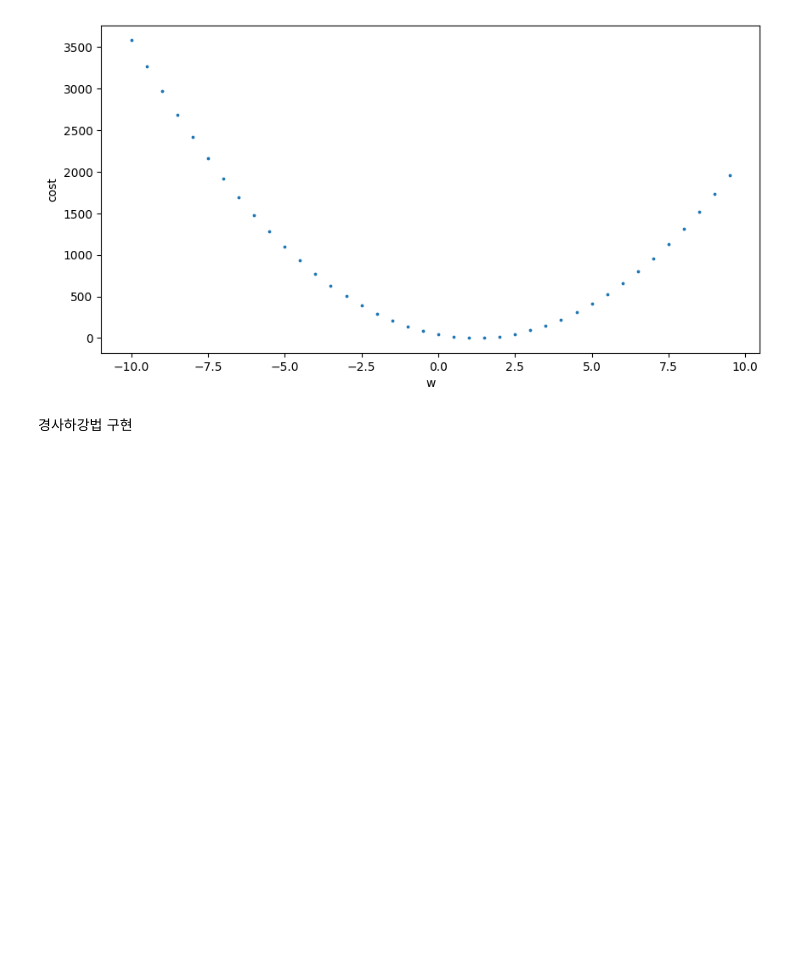
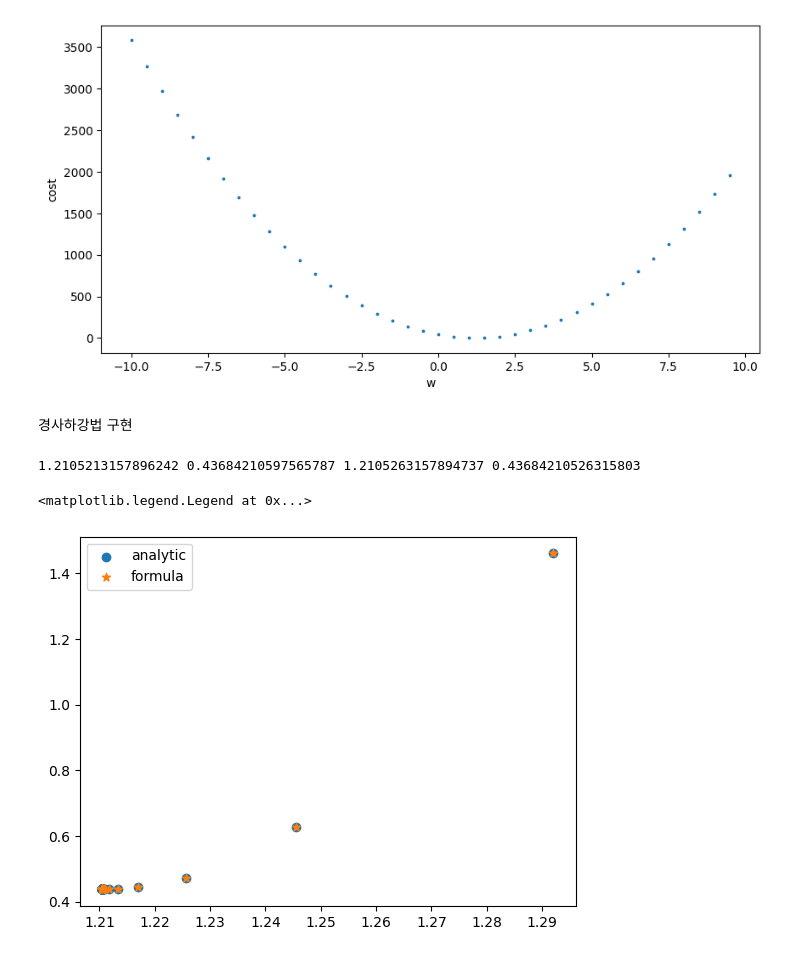
Before and after one commit to DVL-Sejong/augemented-analysis-for-industrial-data, a Jupyter notebook: Data-Analysis/Data-type-based-feature-extraction/tabular/basic/linear_regression.ipynb, the cells around one changed output. Drawn from its saved outputs; the diff is of its cells as text; code cells hidden in the pictures; blank space fills up the shorter version.

```diff
--- a/Data-Analysis/Data-type-based-feature-extraction/tabular/basic/linear_regression.ipynb
+++ b/Data-Analysis/Data-type-based-feature-extraction/tabular/basic/linear_regression.ipynb
@@ -89,3 +89,58 @@ plt.scatter(list_w, list_c, s=3)
 [figure]
 # %% [markdown]
 경사하강법 구현
+# %%
+# 1. 수치해석적으로 그라디언트를 근사해봅시다
+def cal_grad(w, cost):
+    h = H(w)
+    cost1 = cost(h, X, Y)
+    eps = 0.00001
+    h = H(w+eps) # w에서 epsilon만큼 떨어진 부분에서도 cost를 구해줍니당
+    cost2 = cost(h, X, Y)
+    dcost = cost2 - cost1 # delta
+    dw = eps
+    grad = dcost / dw
+    return grad, (cost1+cost2) * 0.5
+
+# 2. 편미분한 공식에 바로 대입하여 그라디언트를 근사해봅시다
+def cal_grad2(w, cost):
+    h = H(w)
+    grad = 0
+    for i in range(len(X)):
+        grad += 2 * (h.forward(X[i]) - Y[i]) * X[i]
+    grad = grad / len(X)
+    c = cost(h, X, Y)
+    return grad, c
+
+# 두 방식을 이용해서 w=1.4 지점에서 모델을 각각 초기화 한 후 GD algorithm을 통해Algorithm 을 통해 내려갔을 때 거의 같은 결과가 나오는지 살펴보자
+w1 = 1.4
+w2 = 1.4
+lr = 0.01
+
+list_w1 = []
+list_c1 = []
+list_w2 = []
+list_c2 = []
+
+for i in range(100): # 총 100번의 Iteration(반복)을 통해 학습을 진행해보자
+    grad, mean_cost = cal_grad(w1, cost)
+    grad2, mean_cost2 = cal_grad2(w2, cost)
+
+    # w = w + lr * (-grad)
+    w1 -= lr * grad
+    w2 -= lr * grad2
+    list_w1.append(w1)
+    list_w2.append(w2)
+    list_c1.append(mean_cost)
+    list_c2.append(mean_cost2)
+
+print(w1, mean_cost, w2, mean_cost2) # 100번의 학습이 끝난 후에 w1과 w2를 출력해보니 둘다 1.21 정도로 비슷한 값으로 수렴하는 것을 확인할 수 있다
+
+# 매 Iteration에서의 w 값과 cost 값을 그래프 상에 찍어보면 둘이 거의 정확하게 같은 지점을 통과
+plt.scatter(list_w1, list_c1, label='analytic')
+plt.scatter(list_w2, list_c2, label='formula', marker='*')
+plt.legend()
+# %% [output]
+1.2105213157896242 0.43684210597565787 1.2105263157894737 0.43684210526315803
+<matplotlib.legend.Legend at 0x...>
+[figure, added]
```
